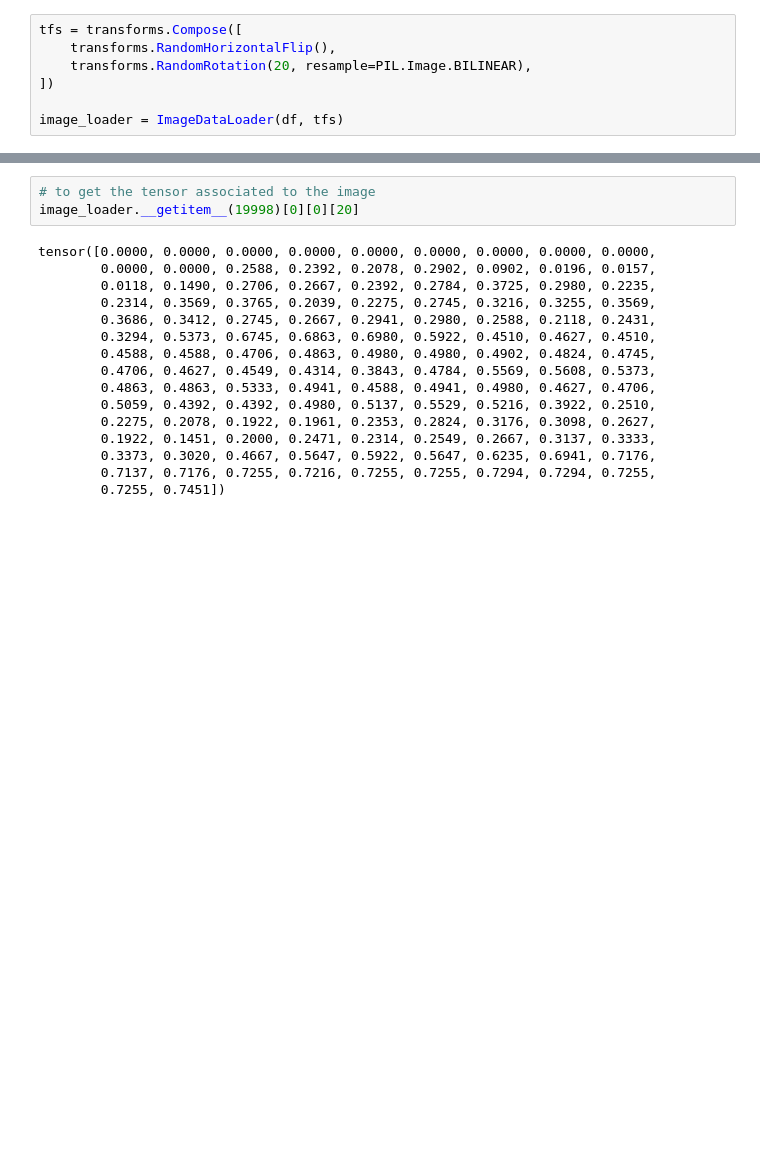
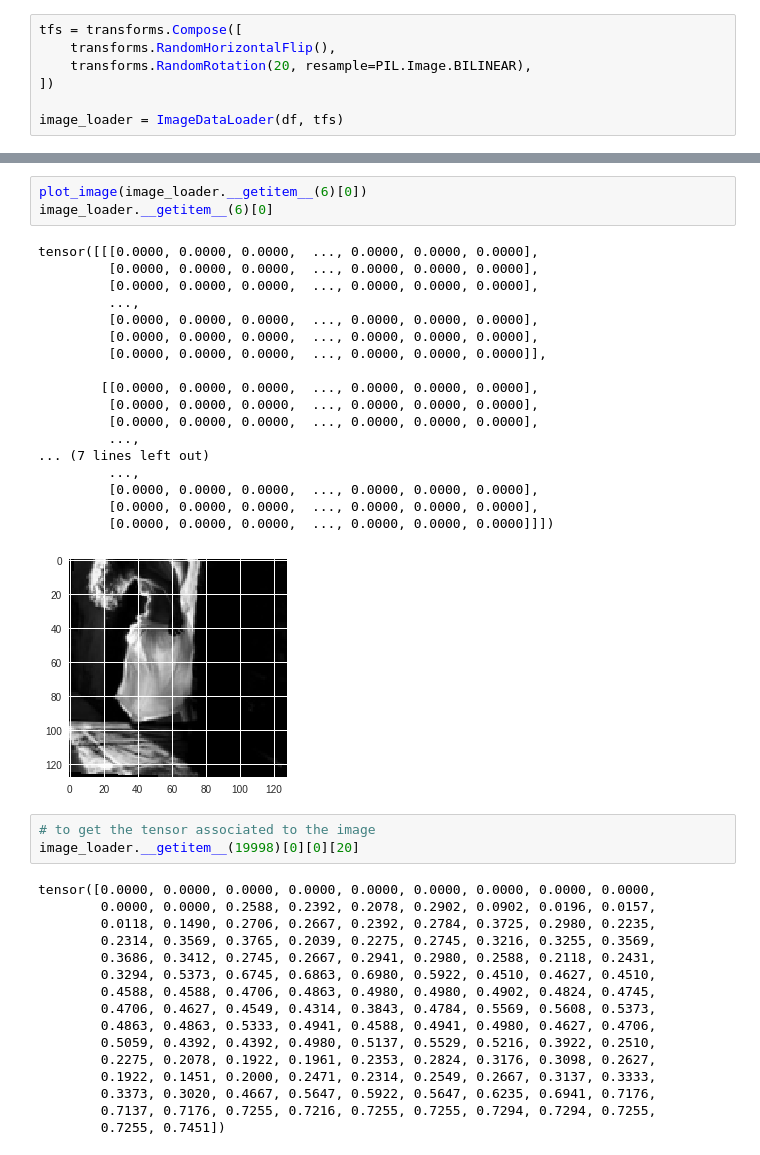
Before and after one commit to tafseerahmed/Deep-Learning-Project-UH18, a Jupyter notebook: ImageProject.ipynb, the cells around one changed output, grey strips where cells are left out. Drawn from its saved outputs; the diff is of its cells as text; blank space fills up the shorter version.

```diff
--- a/ImageProject.ipynb
+++ b/ImageProject.ipynb
@@ -368,3 +387,25 @@ plot_image(image_loader.__getitem__(19998)[0])
+# %%
+plot_image(image_loader.__getitem__(6)[0])
+image_loader.__getitem__(6)[0]
+# %% [output]
+tensor([[[0.0000, 0.0000, 0.0000,  ..., 0.0000, 0.0000, 0.0000],
+         [0.0000, 0.0000, 0.0000,  ..., 0.0000, 0.0000, 0.0000],
+         [0.0000, 0.0000, 0.0000,  ..., 0.0000, 0.0000, 0.0000],
+         ...,
+         [0.0000, 0.0000, 0.0000,  ..., 0.0000, 0.0000, 0.0000],
+         [0.0000, 0.0000, 0.0000,  ..., 0.0000, 0.0000, 0.0000],
+         [0.0000, 0.0000, 0.0000,  ..., 0.0000, 0.0000, 0.0000]],
+
+        [[0.0000, 0.0000, 0.0000,  ..., 0.0000, 0.0000, 0.0000],
+         [0.0000, 0.0000, 0.0000,  ..., 0.0000, 0.0000, 0.0000],
+         [0.0000, 0.0000, 0.0000,  ..., 0.0000, 0.0000, 0.0000],
+         ...,
+... (7 lines left out)
+         ...,
+         [0.0000, 0.0000, 0.0000,  ..., 0.0000, 0.0000, 0.0000],
+         [0.0000, 0.0000, 0.0000,  ..., 0.0000, 0.0000, 0.0000],
+         [0.0000, 0.0000, 0.0000,  ..., 0.0000, 0.0000, 0.0000]]])
+[figure, added]
 # %%
 # to get the tensor associated to the image
 image_loader.__getitem__(19998)[0][0][20]
```
Also changed, not shown: parts of 8 cells of this notebook.
